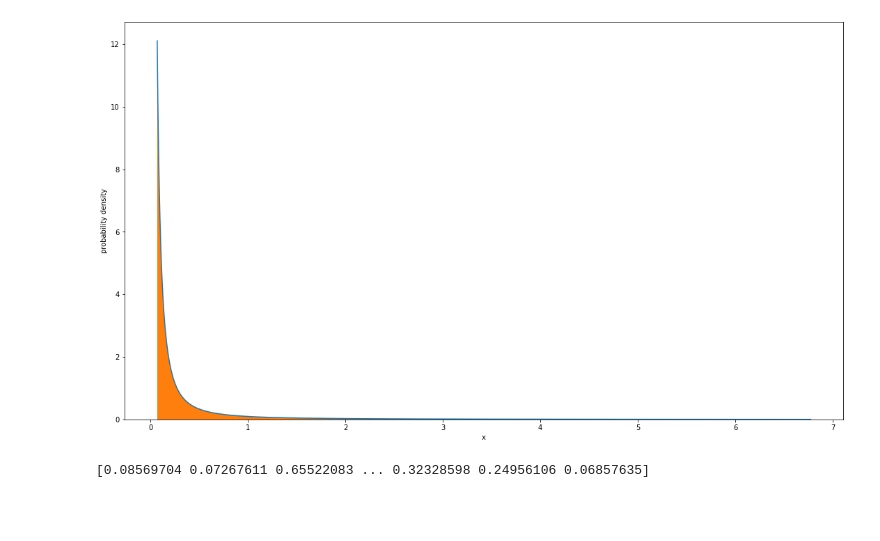
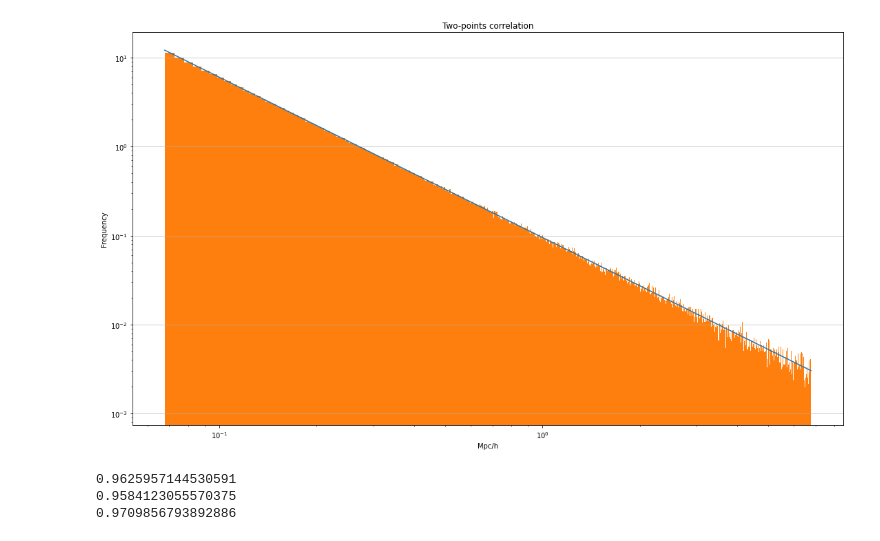
Before and after one commit to RCianca/DarkSirensStat, a Jupyter notebook: DSCatalogueCeator/DSIRE.ipynb, the cells around one changed output. Saved outputs shown, nothing was run; the diff lists cells and outputs as text; code cells hidden in the pictures; blank space fills up the shorter version.

```diff
--- a/DSCatalogueCeator/DSIRE.ipynb
+++ b/DSCatalogueCeator/DSIRE.ipynb
@@ -102,0 +157,12 @@ filtered=np.unique(indices)
+# %%
+#----------------MC-rejection-with-CDF----------------------
+h=H0/100
+r0=5*h
+gamma=1.8
+rmin=0.1*h
+rmax=10*h
+#target function
+target_dist= lambda r: (r/r0)**(-gamma)
+#x = sy.Symbol('x')
+#print(sy.integrate(target_dist(x), (x, rmin, rmax)))
+values=return_samples(target_dist,rmin,rmax,1000000)
@@ -261,23 +214,20 @@ plt.plot(points,inv_target_cdf(points))
 # %%
-def return_samples(f,xmin,xmax,N=1000000):
-    # let's generate some samples according to the chosen pdf, f(x)
-    uniform_samples = random(int(N))
-    required_samples = sample(f,xmin,xmax)(uniform_samples)
-    return required_samples
-## plot
-values=return_samples(target_dist,rmin,rmax,10000000)
-x = np.linspace(rmin,rmax,100000)
+## plot of the rejection results
+
+x = np.linspace(rmin,rmax,1000000)
 fig,ax = plt.subplots()
 fig.set_size_inches(18.5, 10.5)
 ax.set_xlabel('x')
 ax.set_ylabel('probability density')
 ax.plot(x,target_dist(x)/np.sum(target_dist(x)*(x[1]-x[0])) )
 #ax.plot(x,target_dist(x)/norm ) #slow
 ax.hist(values,bins='auto',density=True,range=(x.min(),x.max()))
+plt.grid(axis='y', alpha=0.75)
+plt.xlabel('Mpc/h')
+plt.ylabel('Frequency')
+plt.yscale('log')
+plt.xscale('log')
+plt.title('Two-points correlation')
 plt.show()
 # %% [output]
-[figure, old version]
+[figure, new version]
-# %%
-print(values)
-# %% [output]
-[0.08569704 0.07267611 0.65522083 ... 0.32328598 0.24956106 0.06857635]
@@ -283,0 +249,35 @@ print(values)
+# %%
+#--------------test-----------------
+all_px=[]
+all_py=[]
+all_pz=[]
+#this works is there is at least 1 DS for an Host
+for h in range(len(filtered)):
+    if h==0:
+        pos=0
+    n=int(arr_n[h])
+    if n==1:
+        xdata=x_Dark[pos]-x[int(filtered[h])]
+        ydata=y_Dark[pos]-y[int(filtered[h])]
+        zdata=z_Dark[pos]-z[int(filtered[h])]
+    else:
+        xdata=x_Dark[pos:pos+n]-x[int(filtered[h])]
+        ydata=y_Dark[pos:pos+n]-y[int(filtered[h])]
+        zdata=z_Dark[pos:pos+n]-z[int(filtered[h])]
+
+    pos=(pos+n)
+
+    statx,pvaluex=kstest(xdata,'uniform',args=(-half_box_size,half_box_size))
+    staty,pvaluey=kstest(ydata,'uniform',args=(-half_box_size,half_box_size))
+    statz,pvaluez=kstest(zdata,'uniform',args=(-half_box_size,half_box_size))
+    all_px=np.append(all_px,statx)
+    all_py=np.append(all_py,staty)
+    all_pz=np.append(all_pz,statz)
+
+print(np.mean(all_px))
+print(np.mean(all_py))
+print(np.mean(all_pz))
+# %% [output]
+0.9625957144530591
+0.9584123055570375
+0.9709856793892886
```
Also changed, not shown: parts of 20 cells of this notebook.
